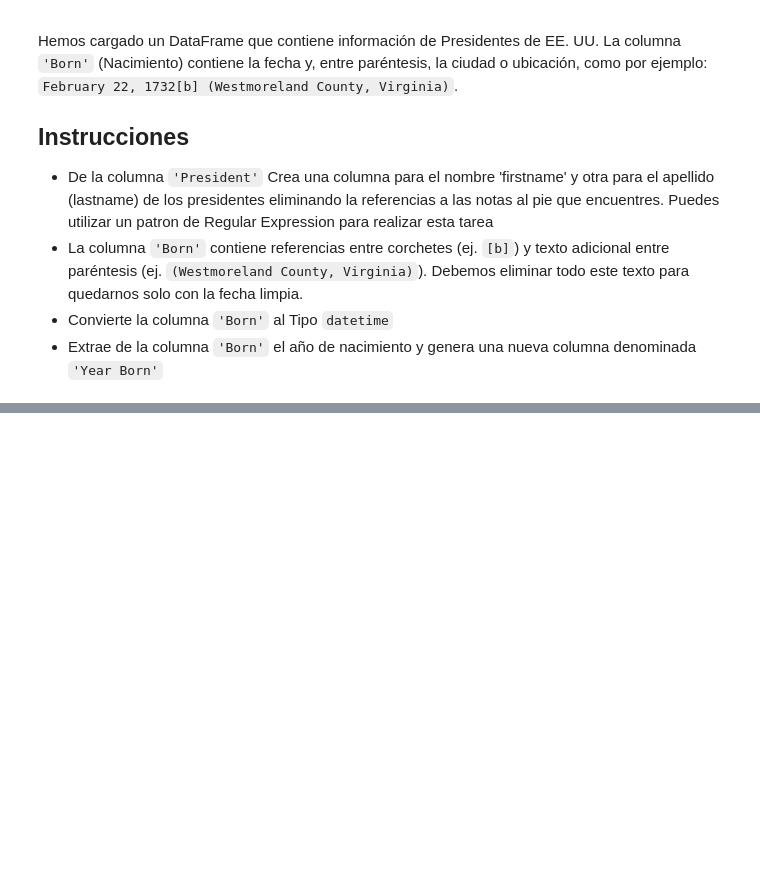
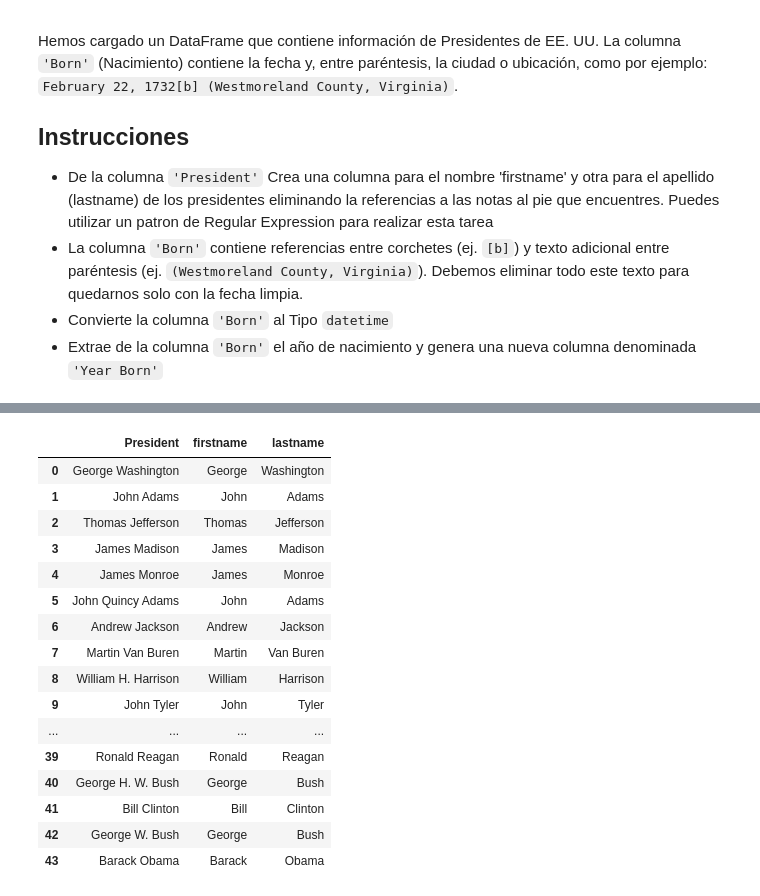
Before and after one commit to victoriailla2607/data-cleaning-victoria-illa, a Jupyter notebook: notebooks/practice.ipynb, the cells around one changed output, grey strips where cells are left out. Saved outputs shown, nothing was run; the diff lists cells and outputs as text; code cells hidden in the pictures; blank space fills up the shorter version.

```diff
--- a/notebooks/practice.ipynb
+++ b/notebooks/practice.ipynb
@@ -25,0 +72,29 @@ df.head()
+# %%
+nombres_limpios = (
+    df['President'].str.replace(r'\[[^\]]*\]', '', regex=True)
+    .str.replace(r'\s+', ' ', regex=True)
+    .str.strip()
+)
+
+df['firstname'] = nombres_limpios.str.extract(r'^(\S+)', expand=False)
+df['lastname'] = nombres_limpios.str.extract(r'((?:Van\s+)?\S+)$', expand=False)
+
+df[['President', 'firstname', 'lastname']]
+# %% [output]
+|  | President | firstname | lastname |
+| 0 | George Washington | George | Washington |
+| 1 | John Adams | John | Adams |
+| 2 | Thomas Jefferson | Thomas | Jefferson |
+| 3 | James Madison | James | Madison |
+| 4 | James Monroe | James | Monroe |
+| 5 | John Quincy Adams | John | Adams |
+| 6 | Andrew Jackson | Andrew | Jackson |
+| 7 | Martin Van Buren | Martin | Van Buren |
+| 8 | William H. Harrison | William | Harrison |
+| 9 | John Tyler | John | Tyler |
+| ... | ... | ... | ... |
+| 39 | Ronald Reagan | Ronald | Reagan |
+| 40 | George H. W. Bush | George | Bush |
+| 41 | Bill Clinton | Bill | Clinton |
+| 42 | George W. Bush | George | Bush |
+| 43 | Barack Obama | Barack | Obama |
```
Also changed, not shown: parts of 10 cells of this notebook.
